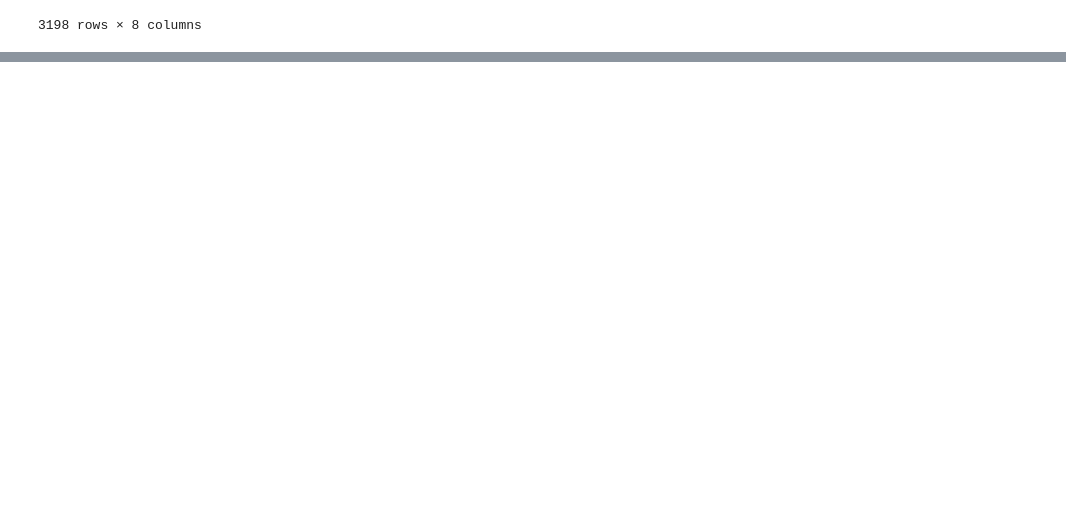
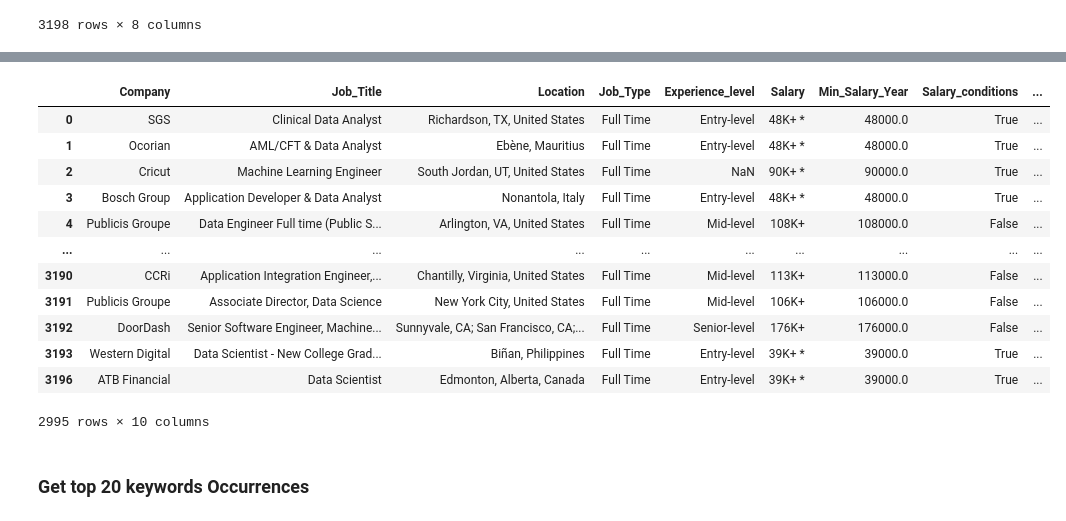
Before and after one commit to Tarifi-Hicham/jobs_project, a Jupyter notebook: script.ipynb, the cells around one changed output, grey strips where cells are left out. Cells and saved outputs as stored; diff of their text form; code cells hidden in the pictures; blank space fills up the shorter version.

```diff
--- a/script.ipynb
+++ b/script.ipynb
@@ -26,0 +272,19 @@ df
+# %%
+df_clean.rename(columns={"Requirment_of_the_company_": "Requirment_of_the_company"}, inplace=True)
+df_clean
+# %% [output]
+|  | Company | Job_Title | Location | Job_Type | Experience_level | Salary | Min_Salary_Year | Salary_conditions | ... |
+| 0 | SGS | Clinical Data Analyst | Richardson, TX, United States | Full Time | Entry-level | 48K+ * | 48000.0 | True | ... |
+| 1 | Ocorian | AML/CFT & Data Analyst | Ebène, Mauritius | Full Time | Entry-level | 48K+ * | 48000.0 | True | ... |
+| 2 | Cricut | Machine Learning Engineer | South Jordan, UT, United States | Full Time | NaN | 90K+ * | 90000.0 | True | ... |
+| 3 | Bosch Group | Application Developer & Data Analyst | Nonantola, Italy | Full Time | Entry-level | 48K+ * | 48000.0 | True | ... |
+| 4 | Publicis Groupe | Data Engineer Full time (Public S... | Arlington, VA, United States | Full Time | Mid-level | 108K+ | 108000.0 | False | ... |
+| ... | ... | ... | ... | ... | ... | ... | ... | ... | ... |
+| 3190 | CCRi | Application Integration Engineer,... | Chantilly, Virginia, United States | Full Time | Mid-level | 113K+ | 113000.0 | False | ... |
+| 3191 | Publicis Groupe | Associate Director, Data Science | New York City, United States | Full Time | Mid-level | 106K+ | 106000.0 | False | ... |
+| 3192 | DoorDash | Senior Software Engineer, Machine... | Sunnyvale, CA; San Francisco, CA;... | Full Time | Senior-level | 176K+ | 176000.0 | False | ... |
+| 3193 | Western Digital | Data Scientist - New College Grad... | Biñan, Philippines | Full Time | Entry-level | 39K+ * | 39000.0 | True | ... |
+| 3196 | ATB Financial | Data Scientist | Edmonton, Alberta, Canada | Full Time | Entry-level | 39K+ * | 39000.0 | True | ... |
+2995 rows × 10 columns
+# %% [markdown]
+<h3> Get top 20 keywords Occurrences </h3>
```
Also changed, not shown: parts of 33 cells of this notebook.
